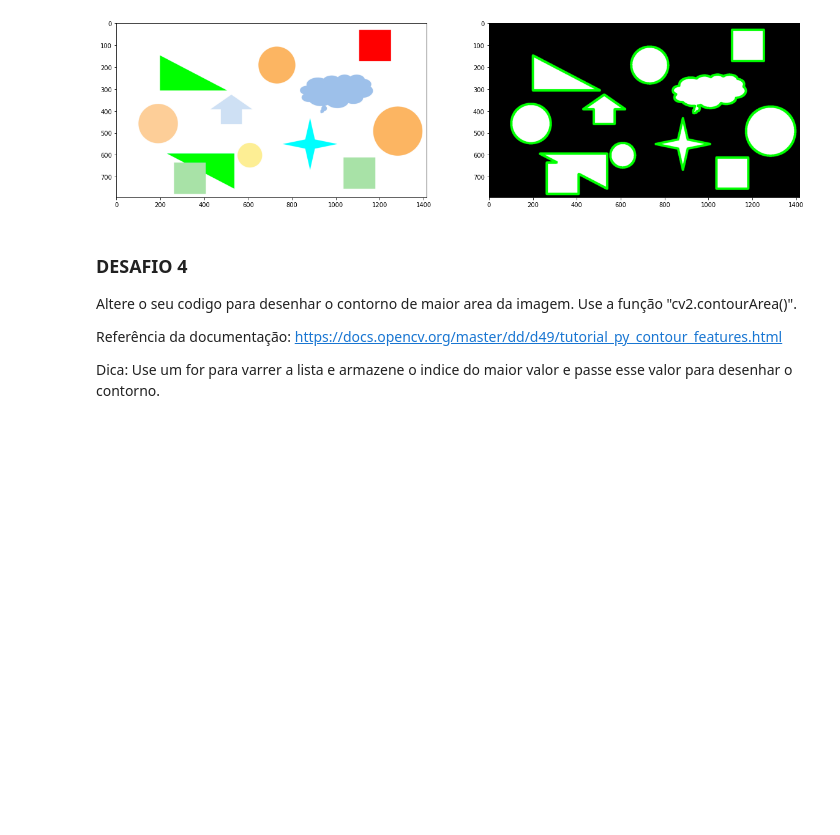
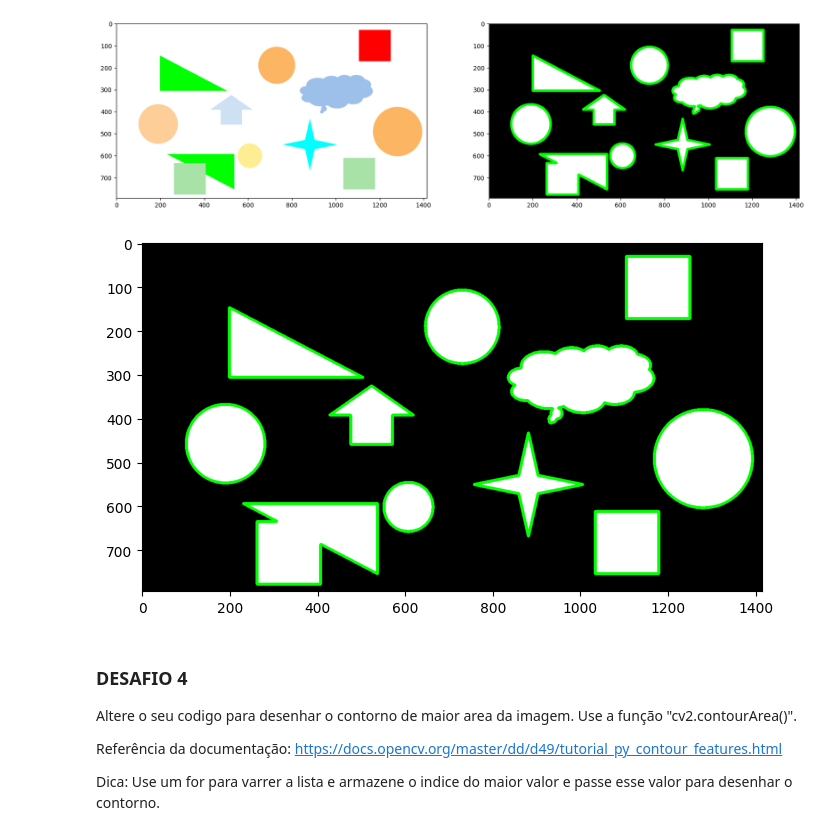
Before and after one commit to guprofiro/Engeneering-Cognitive-and-Semantic-Computation_Aulas-Labs, a Jupyter notebook: material/aulas/PDI/labs/lab05/Espaço-cor-contorno.ipynb, the cells around one changed output. Cells and saved outputs as stored; diff of their text form; code cells hidden in the pictures; blank space fills up the shorter version.

```diff
--- a/material/aulas/PDI/labs/lab05/Espaço-cor-contorno.ipynb
+++ b/material/aulas/PDI/labs/lab05/Espaço-cor-contorno.ipynb
@@ -346,3 +344,31 @@ plt.show()
+# %%
+# Implemente seu código
+
+%matplotlib inline
+import cv2
+from matplotlib import pyplot as plt
+import numpy as np
+
+img = cv2.imread('lab_images/formas.png')
+
+img_rgb = cv2.cvtColor(img, cv2.COLOR_BGR2RGB)
+img_hsv = cv2.cvtColor(img, cv2.COLOR_BGR2HSV)
+
+image_lower_hsv = np.array([0, 1, 0])
+image_upper_hsv = np.array([180, 255, 255])
+
+mask_hsv = cv2.inRange(img_hsv, image_lower_hsv, image_upper_hsv)
+mask_rgb = cv2.cvtColor(mask_hsv, cv2.COLOR_GRAY2RGB)
+
+contornos, _ = cv2.findContours(mask_hsv, cv2.RETR_TREE, cv2.CHAIN_APPROX_SIMPLE)
+contornos_img = mask_rgb.copy()
+
+cv2.drawContours(contornos_img, contornos, -1, [0, 255, 0], 5);
+
+plt.figure(figsize=(8,6))
+plt.imshow(contornos_img);
+# %% [output]
+[figure, added]
 # %% [markdown]
 ### DESAFIO 4
 
```
Also changed, not shown: parts of 7 cells of this notebook.
